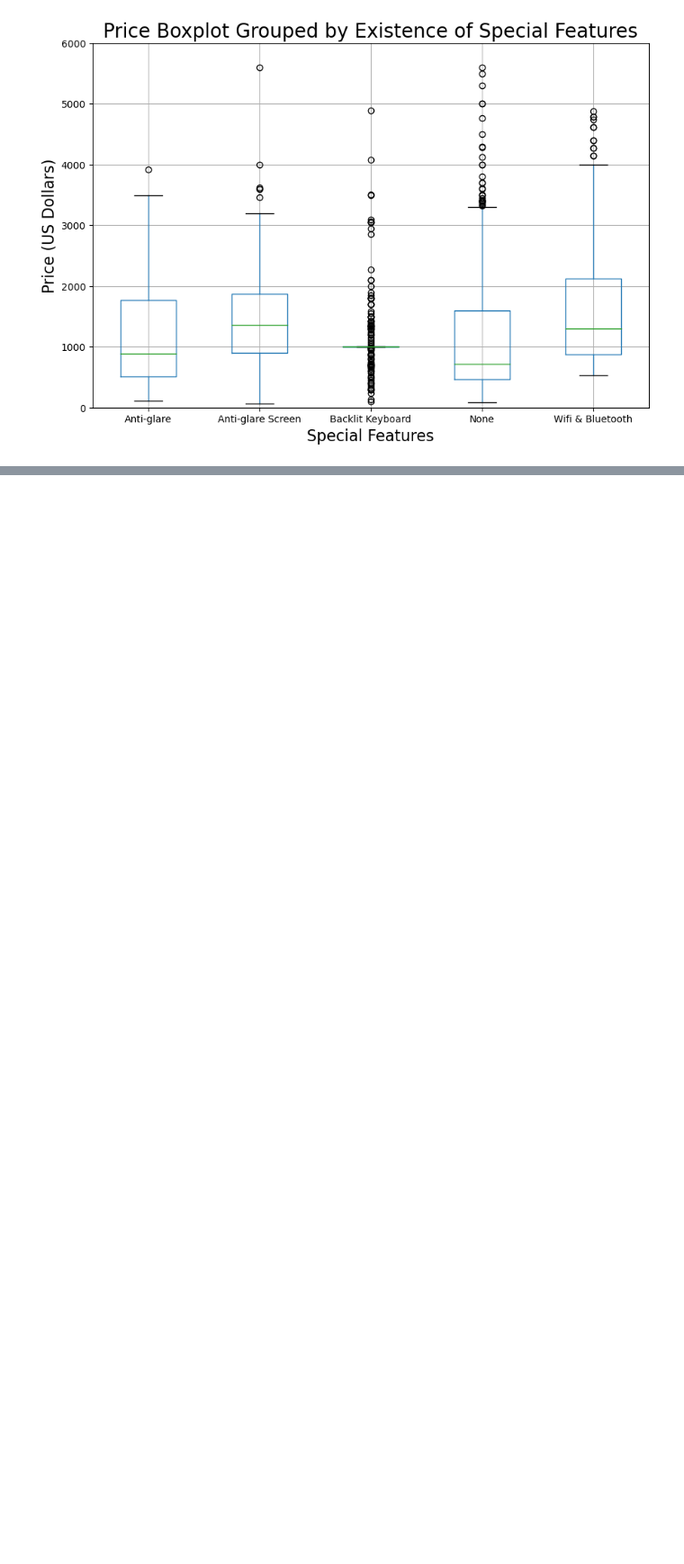
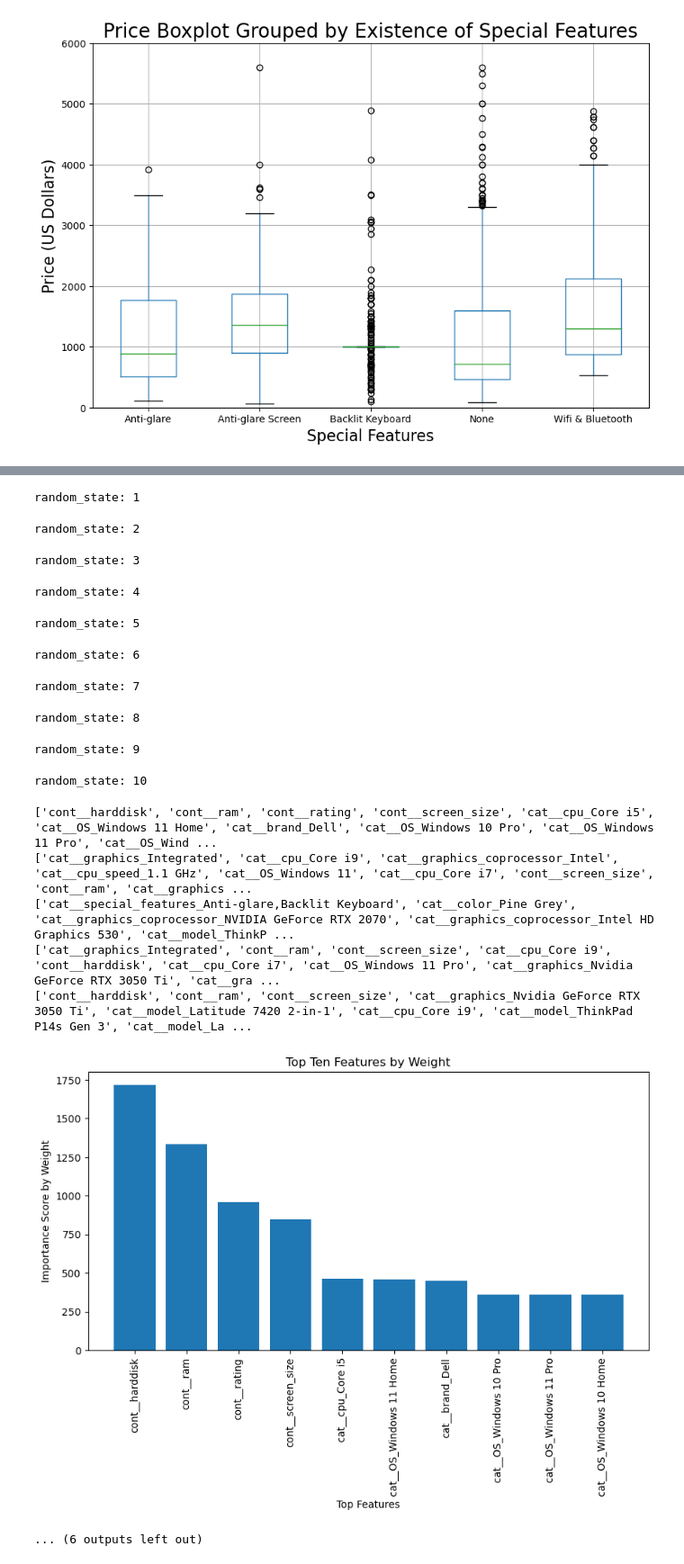
Before and after one commit to emlberman/project-emlberman, a Jupyter notebook: projectdraft.ipynb, the cells around one changed output, grey strips where cells are left out. Shown at 90% size. Cells and saved outputs as stored; diff of their text form; code cells hidden in the pictures; blank space fills up the shorter version.

```diff
--- a/projectdraft.ipynb
+++ b/projectdraft.ipynb
@@ -306,6 +292,10 @@ from sklearn.preprocessing import StandardScaler
 from sklearn.preprocessing import OneHotEncoder
 from sklearn.compose import ColumnTransformer
 from sklearn.pipeline import Pipeline
+from sklearn.experimental import enable_iterative_imputer
+from sklearn.impute import IterativeImputer
+from sklearn.ensemble import RandomForestRegressor
+from sklearn.linear_model import LinearRegression
 
 X = laptop_df.drop('price', axis=1)
 y = laptop_df['price']
@@ -319,6 +309,7 @@ print(X_train_pre.shape)
 print(X_val_pre.shape)
 print(X_test_pre.shape)
 
+#preprocessor for non-XGBoost methods
 cat_ftrs=['brand', 'model', 'color', 'cpu', 'OS', 'special_features', 'graphics', 'graphics_coprocessor', 'cpu_speed']
 cont_ftrs = ['screen_size', 'harddisk', 'ram', 'rating']
 
@@ -327,6 +318,7 @@ categorical_transformer = Pipeline(steps=[
     ('onehot', OneHotEncoder(sparse_output=False,handle_unknown='ignore'))])
 
 numeric_transformer = Pipeline(steps=[
+    ('imputer', IterativeImputer(estimator = LinearRegression(), random_state=42)),
     ('scaler', StandardScaler())])
 
 preprocessor = ColumnTransformer(
@@ -334,19 +326,20 @@ preprocessor = ColumnTransformer(
        ('cat', categorical_transformer, cat_ftrs),
        ('cont', numeric_transformer, cont_ftrs)])
 
-pre = Pipeline(steps= [('preprocessor', preprocessor)])
 
-X_train = pre.fit_transform(X_train_pre)
-X_val = pre.transform(X_val_pre)
-X_test = pre.transform(X_test_pre)
+#pre = Pipeline(steps= [('preprocessor', preprocessor)])
 
-features = pre.get_feature_names_out()
+# X_train = pre.fit_transform(X_train_pre)
+# X_val = pre.transform(X_val_pre)
+# X_test = pre.transform(X_test_pre)
 
-X_preprocess = pd.DataFrame(X_train, columns=features)
+#features = pre.get_feature_names_out()
 
-print(X_train.shape)
-print(X_val.shape)
-print(X_test.shape)
+# X_preprocess = pd.DataFrame(X_train, columns=features)
+
+# print(X_train.shape)
+# print(X_val.shape)
+# print(X_test.shape)
 # %% [output]
 (2664, 13)
 (888, 13)
@@ -356,0 +619,20 @@ print(X_test.shape)
+# %%
+test_scores, best_models, test_sets = train_XGB(X, y, pg, preprocessor, XGB)
+# %% [output]
+random_state: 1
+random_state: 2
+random_state: 3
+random_state: 4
+random_state: 5
+random_state: 6
+random_state: 7
+random_state: 8
+random_state: 9
+random_state: 10
+['cont__harddisk', 'cont__ram', 'cont__rating', 'cont__screen_size', 'cat__cpu_Core i5', 'cat__OS_Windows 11 Home', 'cat__brand_Dell', 'cat__OS_Windows 10 Pro', 'cat__OS_Windows 11 Pro', 'cat__OS_Wind ...
+['cat__graphics_Integrated', 'cat__cpu_Core i9', 'cat__graphics_coprocessor_Intel', 'cat__cpu_speed_1.1 GHz', 'cat__OS_Windows 11', 'cat__cpu_Core i7', 'cont__screen_size', 'cont__ram', 'cat__graphics ...
+['cat__special_features_Anti-glare,Backlit Keyboard', 'cat__color_Pine Grey', 'cat__graphics_coprocessor_NVIDIA GeForce RTX 2070', 'cat__graphics_coprocessor_Intel HD Graphics 530', 'cat__model_ThinkP ...
+['cat__graphics_Integrated', 'cont__ram', 'cont__screen_size', 'cat__cpu_Core i9', 'cont__harddisk', 'cat__cpu_Core i7', 'cat__OS_Windows 11 Pro', 'cat__graphics_Nvidia GeForce RTX 3050 Ti', 'cat__gra ...
+['cont__harddisk', 'cont__ram', 'cont__screen_size', 'cat__graphics_Nvidia GeForce RTX 3050 Ti', 'cat__model_Latitude 7420 2-in-1', 'cat__cpu_Core i9', 'cat__model_ThinkPad P14s Gen 3', 'cat__model_La ...
+[figure, added]
+... (6 outputs left out)
```
Also changed, not shown: parts of 5 cells of this notebook, 12 other files.
